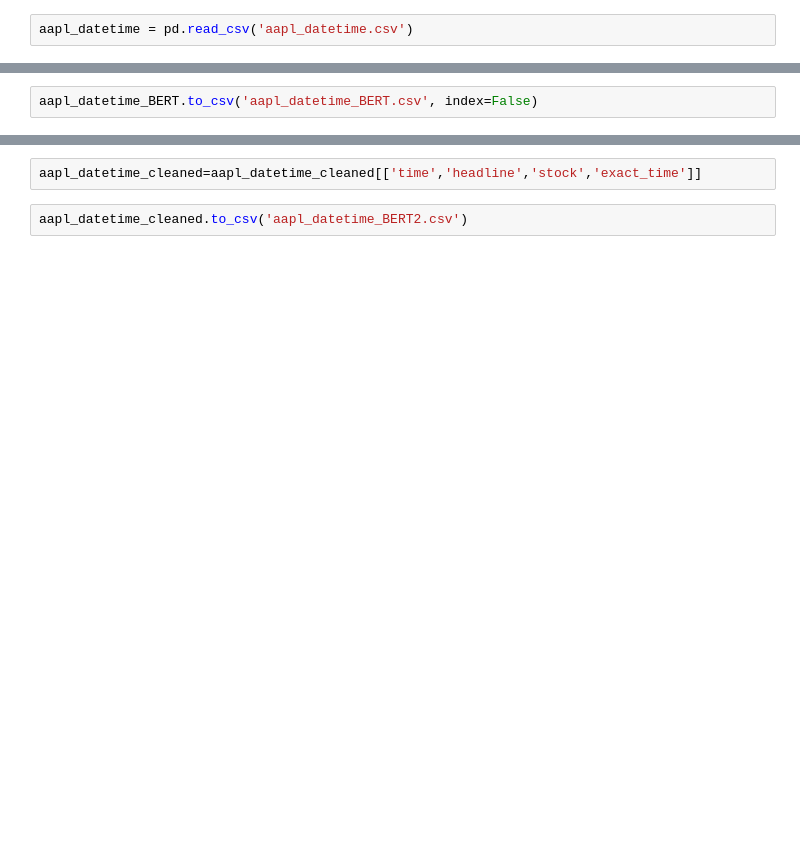
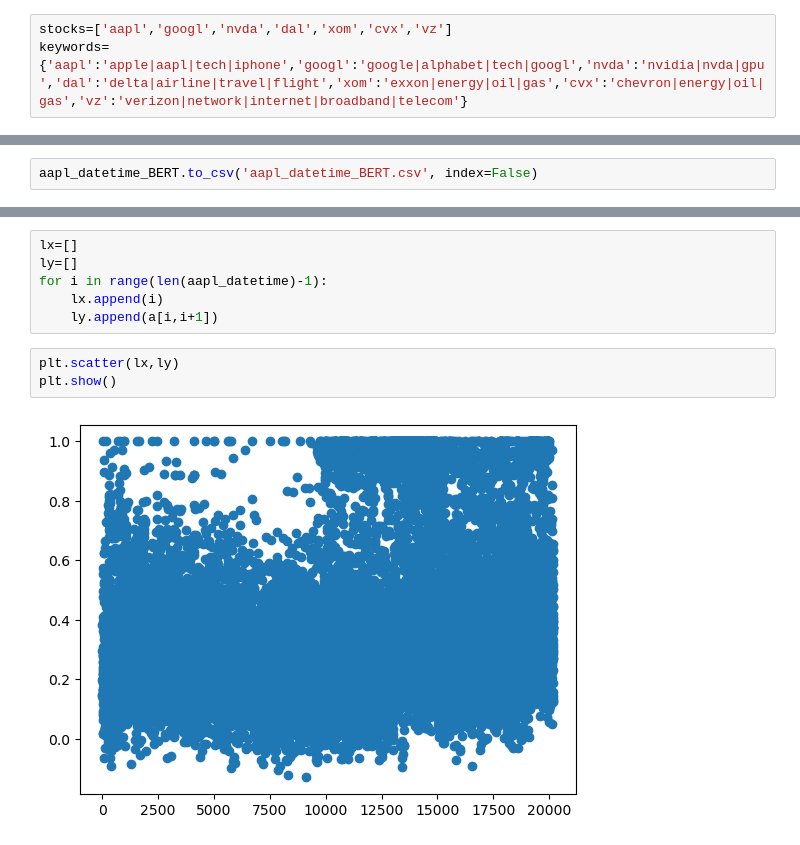
Before and after one commit to srijanrodo/erdos_regime_switch, a Jupyter notebook: duplication_removal_BERT_clustering.ipynb, the cells around one changed output, grey strips where cells are left out. Cells and saved outputs as stored; diff of their text form; blank space fills up the shorter version.

```diff
--- a/duplication_removal_BERT_clustering.ipynb
+++ b/duplication_removal_BERT_clustering.ipynb
@@ -25,2 +26,3 @@ import pandas as pd
 # %%
-aapl_datetime = pd.read_csv('aapl_datetime.csv')
+stocks=['aapl','googl','nvda','dal','xom','cvx','vz']
+keywords={'aapl':'apple|aapl|tech|iphone','googl':'google|alphabet|tech|googl','nvda':'nvidia|nvda|gpu','dal':'delta|airline|travel|flight','xom':'exxon|energy|oil|gas','cvx':'chevron|energy|oil|gas','vz':'verizon|network|internet|broadband|telecom'}
@@ -88,4 +98,11 @@ aapl_datetime_cleaned = aapl_datetime.drop(list(to_remove)).reset_index(drop=Tru
-# %%
-aapl_datetime_cleaned=aapl_datetime_cleaned[['time','headline','stock','exact_time']]
 # %%
-aapl_datetime_cleaned.to_csv('aapl_datetime_BERT2.csv')
+lx=[]
+ly=[]
+for i in range(len(aapl_datetime)-1):
+    lx.append(i)
+    ly.append(a[i,i+1])
+# %%
+plt.scatter(lx,ly)
+plt.show()
+# %% [output]
+[figure, added]
```
Also changed, not shown: parts of 6 cells of this notebook, 22 other files.
